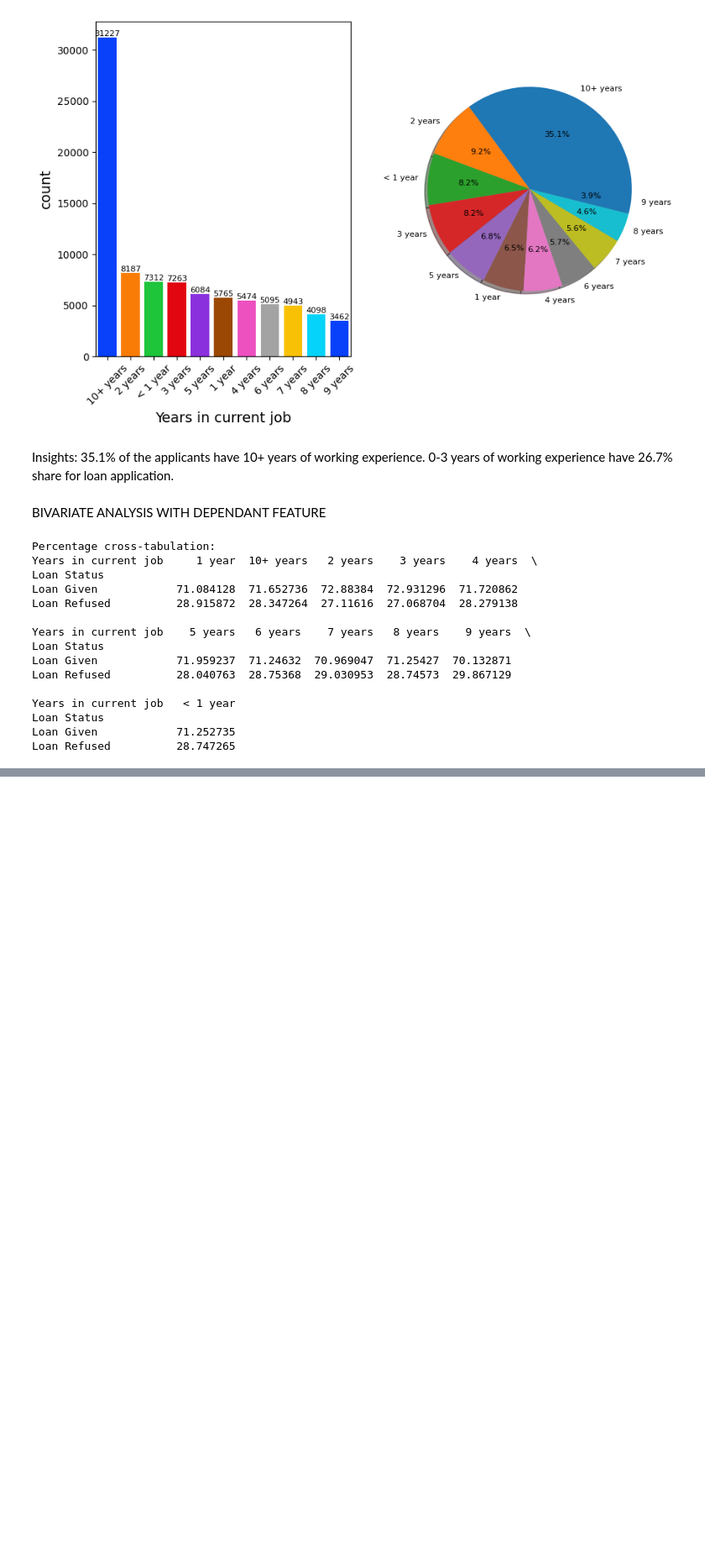
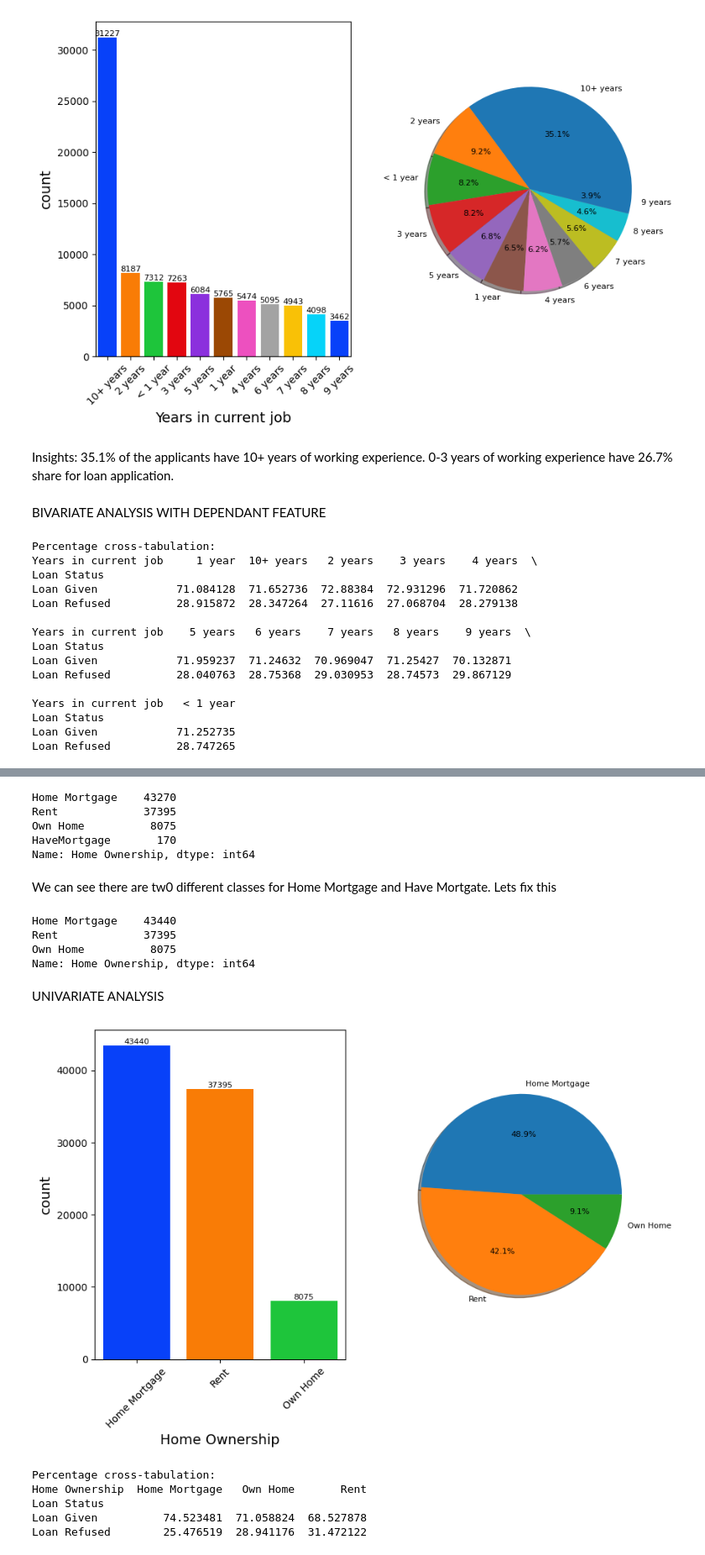
Before and after one commit to RohitDas92/Loan-Approval-Prediction-Project, a Jupyter notebook: loan_approval_prediction.ipynb, the cells around one changed output, grey strips where cells are left out. Shown: that part at 84% size. Saved outputs shown, nothing was run; the diff lists cells and outputs as text; code cells hidden in the pictures; blank space fills up the shorter version.

```diff
--- a/loan_approval_prediction.ipynb
+++ b/loan_approval_prediction.ipynb
@@ -723,0 +719,46 @@ Insights: There is no relation between Years in current job and loan status. as
+# %%
+df_duplicates_removed['Home Ownership'].value_counts()
+# %% [output]
+Home Mortgage    43270
+Rent             37395
+Own Home          8075
+HaveMortgage       170
+Name: Home Ownership, dtype: int64
+# %% [markdown]
+We can see there are tw0 different classes for Home Mortgage and Have Mortgate. Lets fix this
+# %%
+df_duplicates_removed['Home Ownership'] = df_duplicates_removed['Home Ownership'].str.replace('HaveMortgage','Home Mortgage',regex=True)
+# %%
+df_duplicates_removed['Home Ownership'].value_counts()
+# %% [output]
+Home Mortgage    43440
+Rent             37395
+Own Home          8075
+Name: Home Ownership, dtype: int64
+# %% [markdown]
+UNIVARIATE ANALYSIS
+# %%
+f,ax = plt.subplots(1,2,figsize = (10,6))
+sns.countplot(x= df_duplicates_removed['Home Ownership'],data = df_duplicates_removed,palette = 'bright',ax=ax[0],saturation=0.95,order = df_duplicates_removed['Home Ownership'].value_counts().index)
+ax[0].tick_params(axis='x', rotation=45)
+for container in ax[0].containers:
+    ax[0].bar_label(container,color = 'black',size=8)
+
+plt.pie(x=df_duplicates_removed['Home Ownership'].value_counts(),labels=df_duplicates_removed['Home Ownership'].value_counts().index,autopct='%1.1f%%',shadow=True,textprops={'fontsize': 8})
+plt.show()
+# %% [output]
+[figure, added]
+# %%
+home_ownership_crosstabs = pd.crosstab(df_duplicates_removed['Loan Status'], df_duplicates_removed['Home Ownership'])
+
+
+percentages_home_ownership = home_ownership_crosstabs.div(home_ownership_crosstabs.sum(axis=0), axis=1) * 100
+
+print("Percentage cross-tabulation:")
+print(percentages_home_ownership)
+# %% [output]
+Percentage cross-tabulation:
+Home Ownership  Home Mortgage   Own Home       Rent
+Loan Status
+Loan Given          74.523481  71.058824  68.527878
+Loan Refused        25.476519  28.941176  31.472122
```
Also changed, not shown: parts of 34 cells of this notebook.
